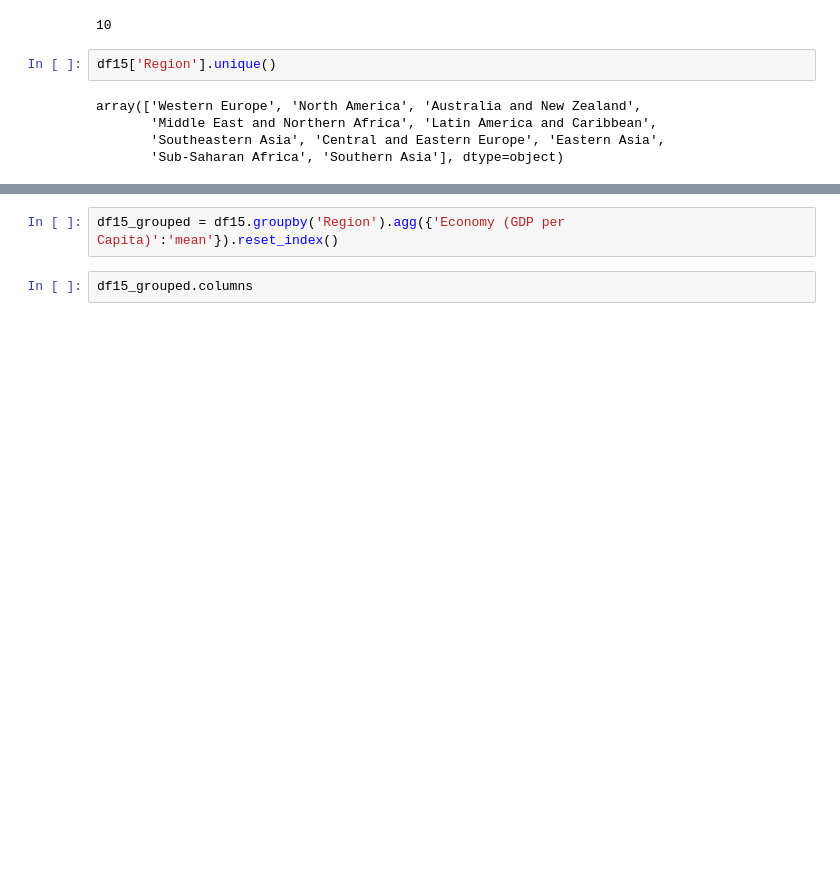
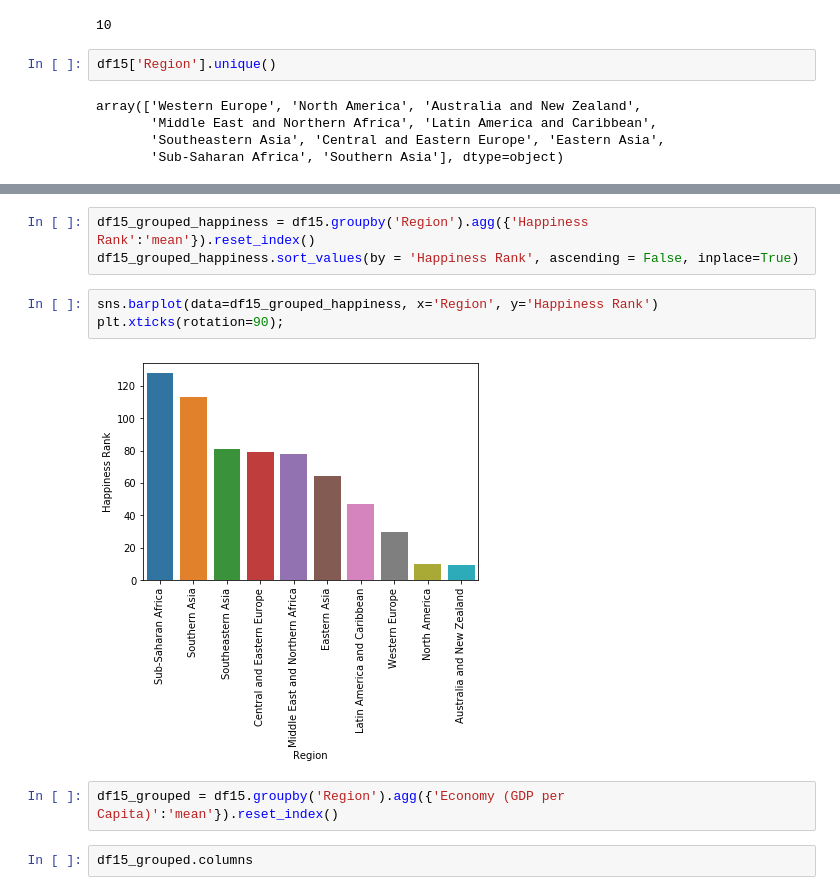
Before and after one commit to ipatel467/Happiness-Index, a Jupyter notebook: Index.ipynb, the cells around one changed output, grey strips where cells are left out. Drawn from its saved outputs; the diff is of its cells as text; blank space fills up the shorter version.

```diff
--- a/Index.ipynb
+++ b/Index.ipynb
@@ -167,6 +167,14 @@ df15.head()
 | 2 | Denmark | Western Europe | 3 | 7.527 | 0.03328 | 1.32548 | 1.36058 | ... |
 | 3 | Norway | Western Europe | 4 | 7.522 | 0.03880 | 1.45900 | 1.33095 | ... |
 | 4 | Canada | North America | 5 | 7.427 | 0.03553 | 1.32629 | 1.32261 | ... |
+# %%
+df15_grouped_happiness = df15.groupby('Region').agg({'Happiness Rank':'mean'}).reset_index()
+df15_grouped_happiness.sort_values(by = 'Happiness Rank', ascending = False, inplace=True)
+# %%
+sns.barplot(data=df15_grouped_happiness, x='Region', y='Happiness Rank')
+plt.xticks(rotation=90);
+# %% [output]
+[figure, added]
 # %%
 df15_grouped = df15.groupby('Region').agg({'Economy (GDP per Capita)':'mean'}).reset_index()
 # %%
```
Also changed, not shown: parts of 1 cell of this notebook.
